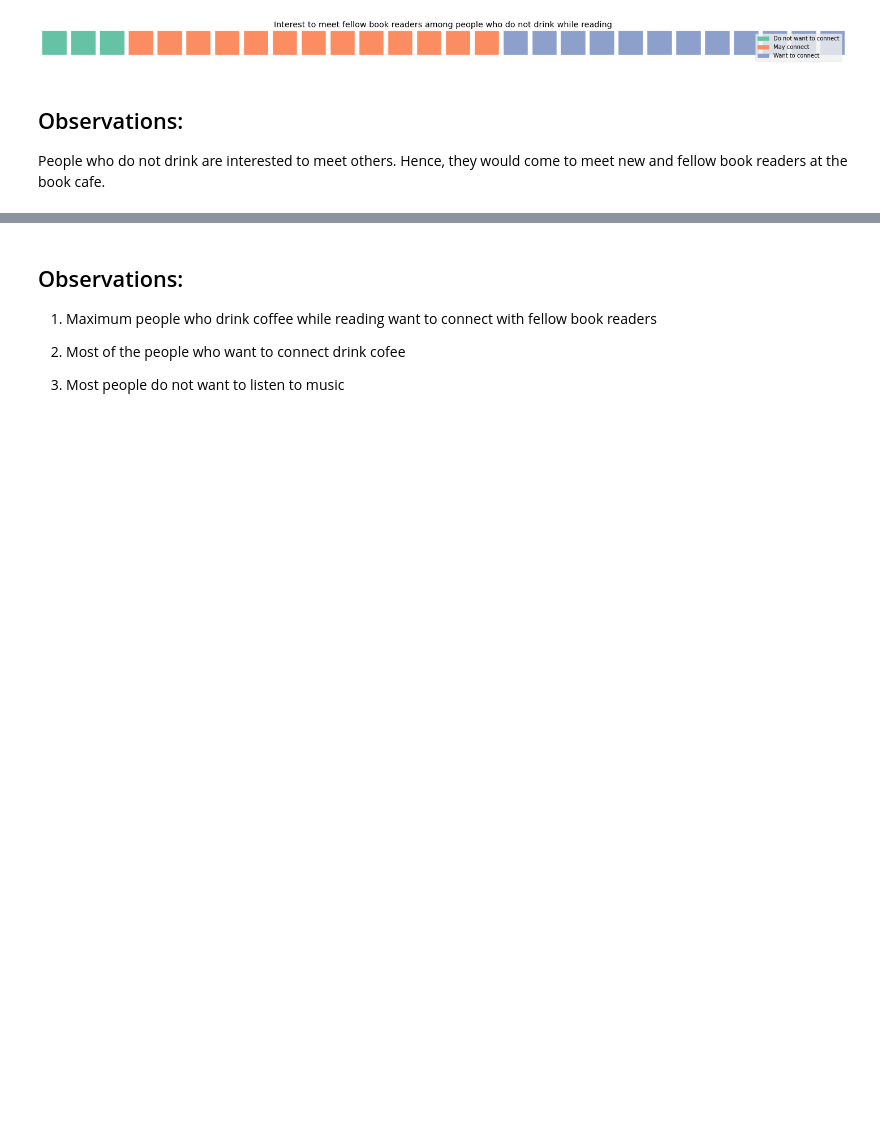
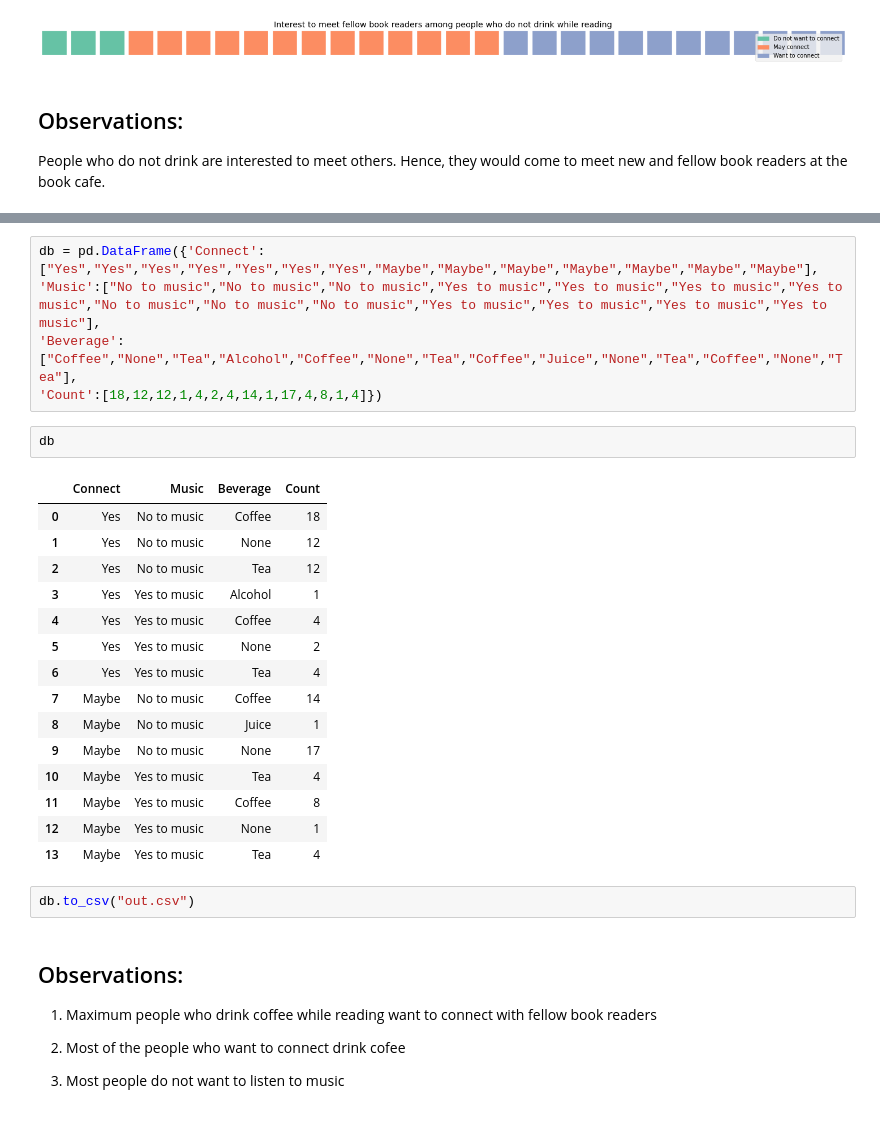
Before and after one commit to AnupamMisra/Data-science-projects, a Jupyter notebook: Book_cafe/Book.ipynb, the cells around one changed output, grey strips where cells are left out. Cells and saved outputs as stored; diff of their text form; blank space fills up the shorter version.

```diff
--- a/Book_cafe/Book.ipynb
+++ b/Book_cafe/Book.ipynb
@@ -150,3 +161,28 @@ k.style.background_gradient(cmap="Greens")
+# %%
+db = pd.DataFrame({'Connect':["Yes","Yes","Yes","Yes","Yes","Yes","Yes","Maybe","Maybe","Maybe","Maybe","Maybe","Maybe","Maybe"],
+'Music':["No to music","No to music","No to music","Yes to music","Yes to music","Yes to music","Yes to music","No to music","No to music","No to music","Yes to music","Yes to music","Yes to music","Yes to music"],
+'Beverage':["Coffee","None","Tea","Alcohol","Coffee","None","Tea","Coffee","Juice","None","Tea","Coffee","None","Tea"],
+'Count':[18,12,12,1,4,2,4,14,1,17,4,8,1,4]})
+# %%
+db
+# %% [output]
+|  | Connect | Music | Beverage | Count |
+| 0 | Yes | No to music | Coffee | 18 |
+| 1 | Yes | No to music | None | 12 |
+| 2 | Yes | No to music | Tea | 12 |
+| 3 | Yes | Yes to music | Alcohol | 1 |
+| 4 | Yes | Yes to music | Coffee | 4 |
+| 5 | Yes | Yes to music | None | 2 |
+| 6 | Yes | Yes to music | Tea | 4 |
+| 7 | Maybe | No to music | Coffee | 14 |
+| 8 | Maybe | No to music | Juice | 1 |
+| 9 | Maybe | No to music | None | 17 |
+| 10 | Maybe | Yes to music | Tea | 4 |
+| 11 | Maybe | Yes to music | Coffee | 8 |
+| 12 | Maybe | Yes to music | None | 1 |
+| 13 | Maybe | Yes to music | Tea | 4 |
+# %%
+db.to_csv("out.csv")
 # %% [markdown]
 ## Observations:
 
```
Also changed, not shown: parts of 7 cells of this notebook, 3 other files.
